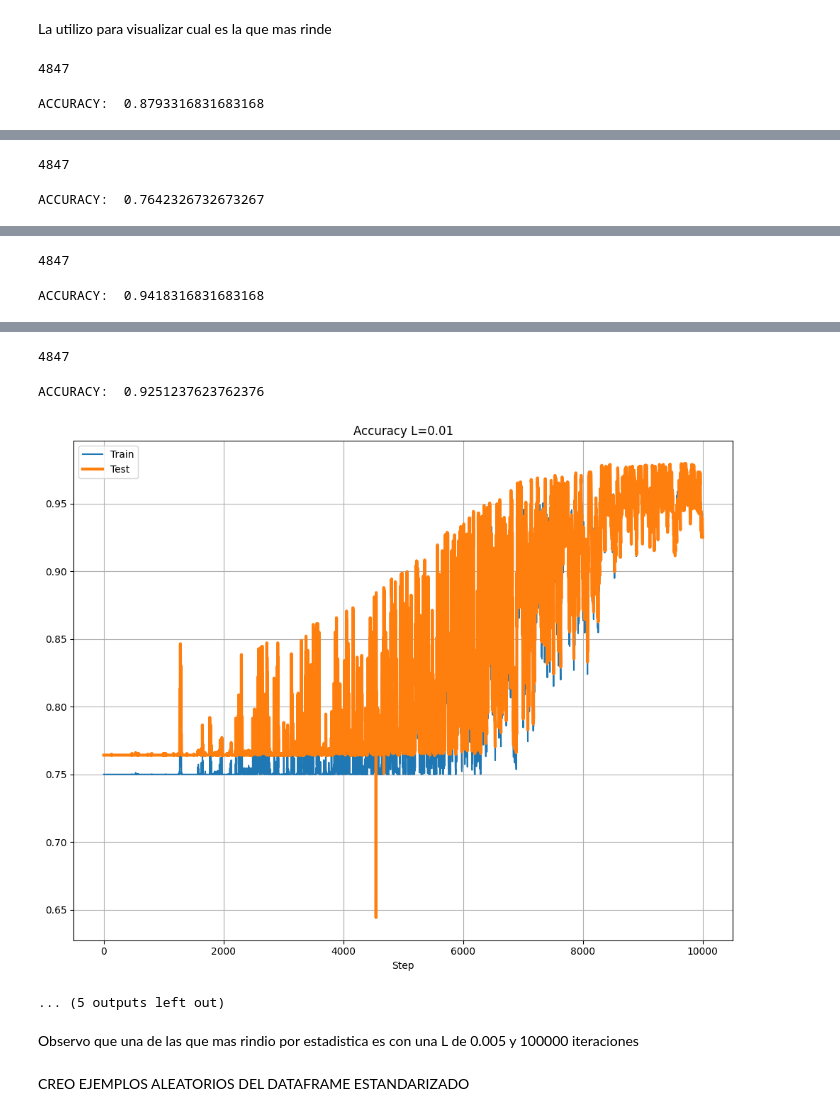
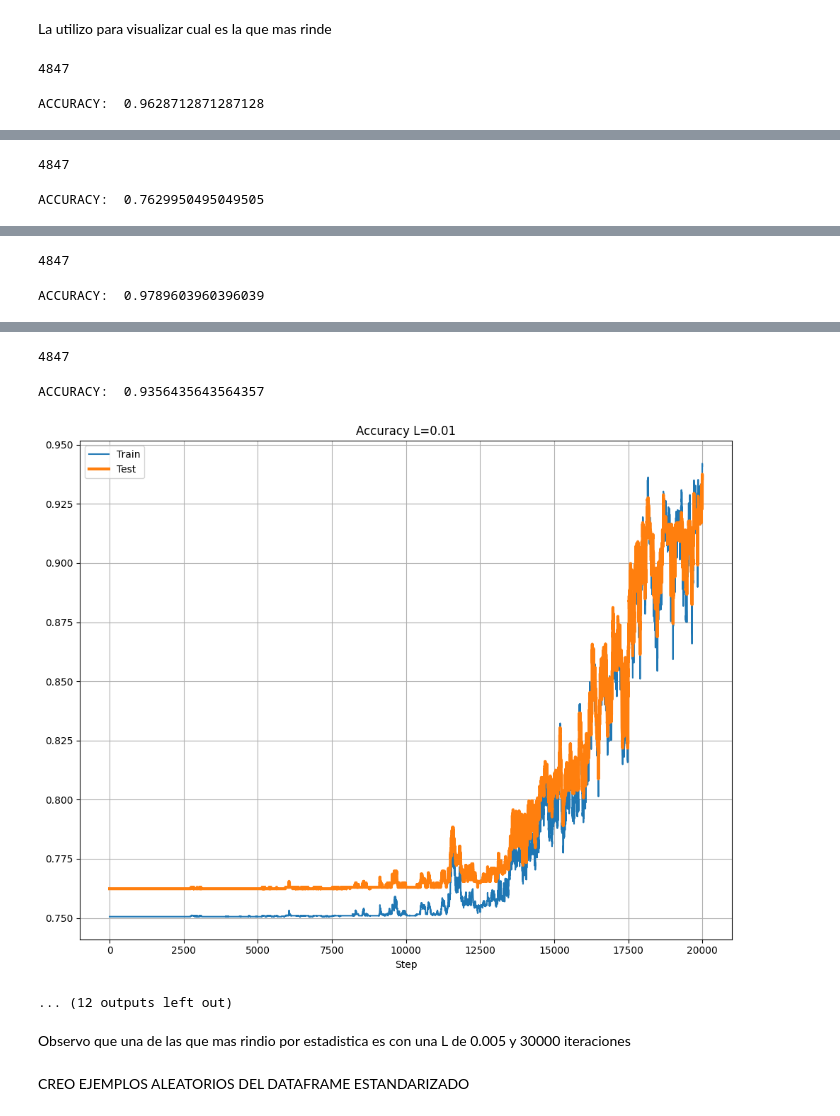
Before and after one commit to LorenGrz/TP_FINAL_MATElll, a Jupyter notebook: TP_LORENZO_v2.ipynb, the cells around one changed output, grey strips where cells are left out. Saved outputs shown, nothing was run; the diff lists cells and outputs as text; code cells hidden in the pictures.

```diff
--- a/TP_LORENZO_v2.ipynb
+++ b/TP_LORENZO_v2.ipynb
@@ -288,7 +288,7 @@ def backward_prop(Z1, A1, Z2, A2, X, Y):
     return dC_dW1, dC_dB1, dC_dW2, dC_dB2
 
 # Ejecutar descenso de gradiente
-for i in tqdm(range(50000)):
+for i in tqdm(range(40000)):
     cont += 1
     # seleccionar aleatoriamente un conjunto de datos de entrenamiento
     idx = np.random.choice(n, 1, replace=False)
@@ -494,11 +494,11 @@ def miRed(L, iters):
 # %% [markdown]
 La utilizo para visualizar cual es la que mas rinde
 # %%
-iters_l = [1000,10000,30000,50000]
+iters_l = [10000,20000,30000,50000]
 L_l = [0.05,0.01]
 for iter in iters_l:
     for L in L_l :
         miRed(L=L, iters=iter)
 # %% [output]
 4847
-ACCURACY:  0.8793316831683168
+ACCURACY:  0.9628712871287128
@@ -506,2 +506,2 @@ ACCURACY:  0.8793316831683168
 4847
-ACCURACY:  0.7642326732673267
+ACCURACY:  0.7629950495049505
@@ -509,2 +509,2 @@ ACCURACY:  0.7642326732673267
 4847
-ACCURACY:  0.9418316831683168
+ACCURACY:  0.9789603960396039
@@ -512,9 +512,9 @@ ACCURACY:  0.9418316831683168
 4847
-ACCURACY:  0.9251237623762376
+ACCURACY:  0.9356435643564357
-[figure, old version]
+[figure, new version]
-... (5 outputs left out)
+... (12 outputs left out)
 # %% [markdown]
-Observo que una de las que mas rindio por estadistica es con una L de 0.005 y 100000 iteraciones
+Observo que una de las que mas rindio por estadistica es con una L de 0.005 y 30000 iteraciones
 # %% [markdown]
 CREO EJEMPLOS ALEATORIOS DEL DATAFRAME ESTANDARIZADO
 # %%
```
Also changed, not shown: parts of 10 cells of this notebook.
